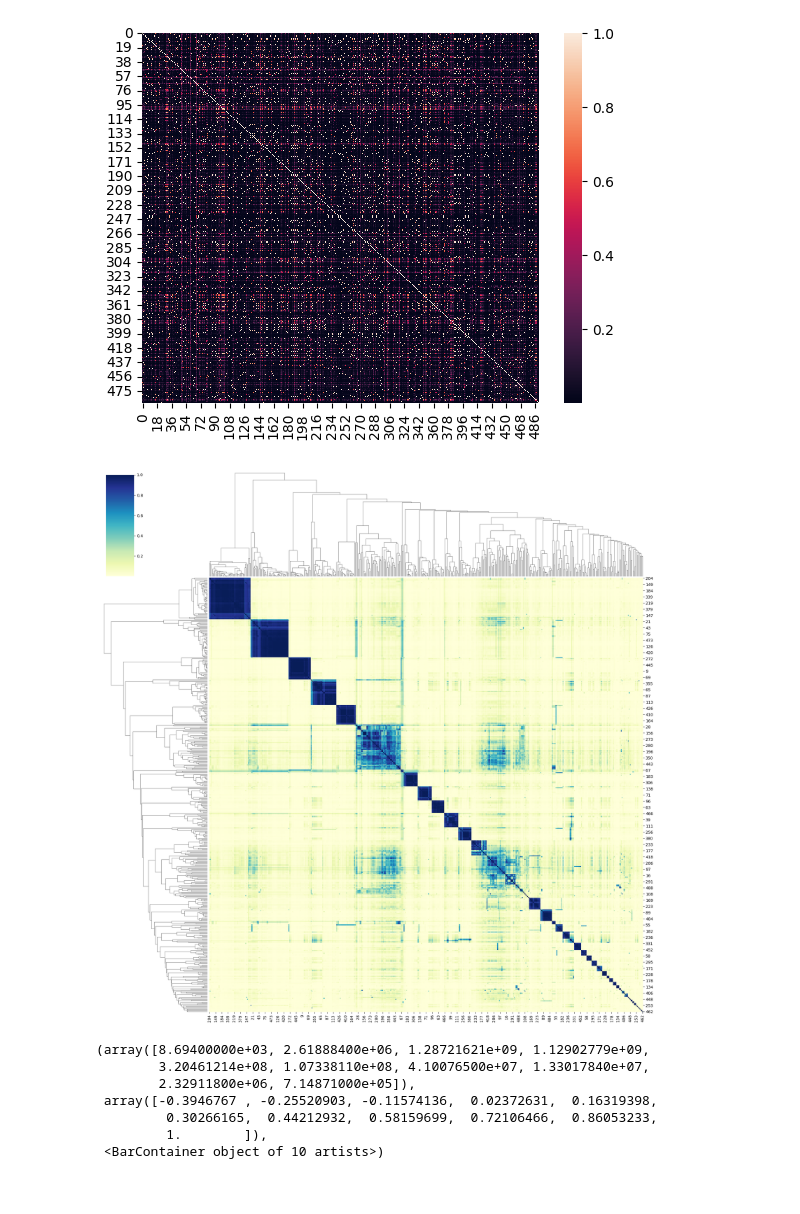
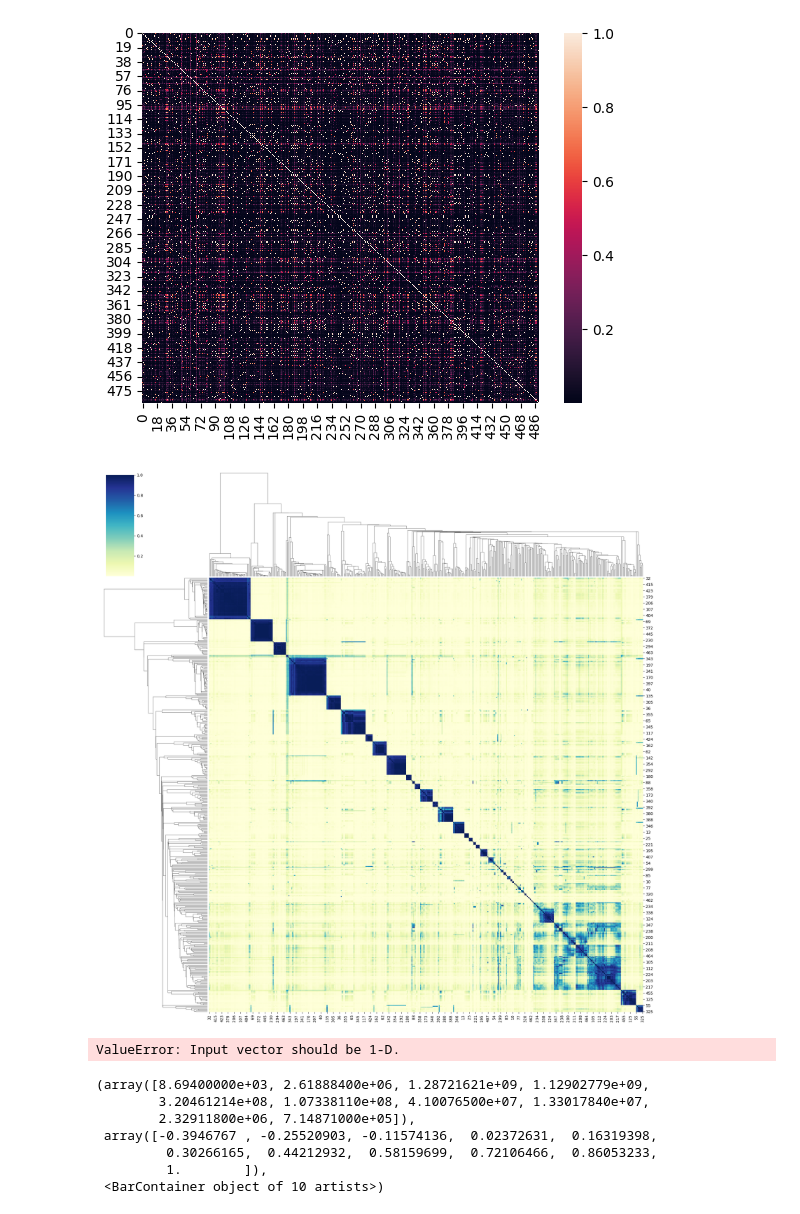
Before and after one commit to Syrinechen/Myeloma-project-draft, a Jupyter notebook: correlations.ipynb, the cells around one changed output. Drawn from its saved outputs; the diff is of its cells as text; code cells hidden in the pictures.

```diff
--- a/correlations.ipynb
+++ b/correlations.ipynb
@@ -23,19 +23,35 @@ sns.heatmap(CorrPatients)
 # %%
 from scipy.spatial import distance
 from scipy.cluster import hierarchy
 
 # Mesure de dissimilarité
-Dissim_Data= 1 - np.abs(CorrPatients)
+Dissim_Data= np.sqrt((1 - np.abs(CorrPatients))**2)
 # correlation en array
 correlations_array = np.asarray(CorrPatients)
 row_linkage = hierarchy.linkage(
-    distance.pdist(Dissim_Data), method='average')
+    distance.pdist(Dissim_Data), method='single')
 col_linkage = hierarchy.linkage(
-    distance.pdist(Dissim_Data.T), method='average')
-cl=sns.clustermap(correlations_array, row_linkage=row_linkage, col_linkage=col_linkage, method="average",figsize=(20, 20), cmap="YlGnBu")
+    distance.pdist(Dissim_Data.T), method='single')
+cl=sns.clustermap(correlations_array, row_linkage=row_linkage, col_linkage=col_linkage, method="single",figsize=(20, 20), cmap="YlGnBu")
 cl.savefig('CorrelationClusteringFull.pdf')
 # %% [output]
-[figure, old version]
+[figure, new version]
+# %%
+from scipy.spatial import distance
+from scipy.cluster import hierarchy
+
+# Mesure de dissimilarité
+Dissim_Data= np.sqrt((1 - np.abs(CorrPatients))**2)
+# correlation en array
+correlations_array = np.asarray(CorrPatients)
+row_linkage = hierarchy.linkage(
+    distance.cosine(X,X), method='single')
+col_linkage = hierarchy.linkage(
+    distance.cosine(X,X), method='single')
+cl=sns.clustermap(X, row_linkage=row_linkage, col_linkage=col_linkage, method="single",figsize=(20, 20), cmap="YlGnBu")
+cl.savefig('CorrelationClusteringFull.pdf')
+# %% [output]
+ValueError: Input vector should be 1-D.
 # %%
 y=plt.hist(CorrGenes.ravel())
 # %% [output]
```
